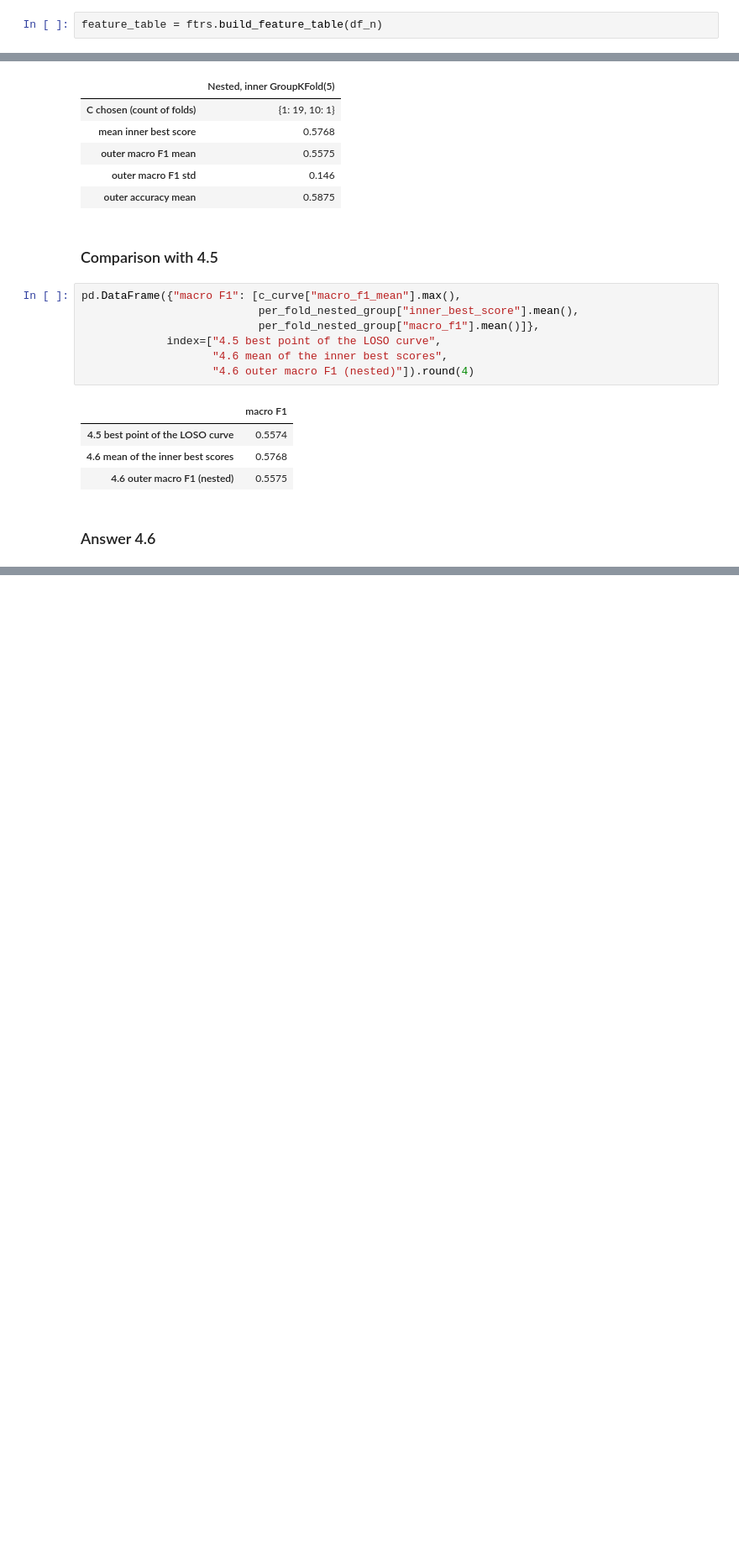
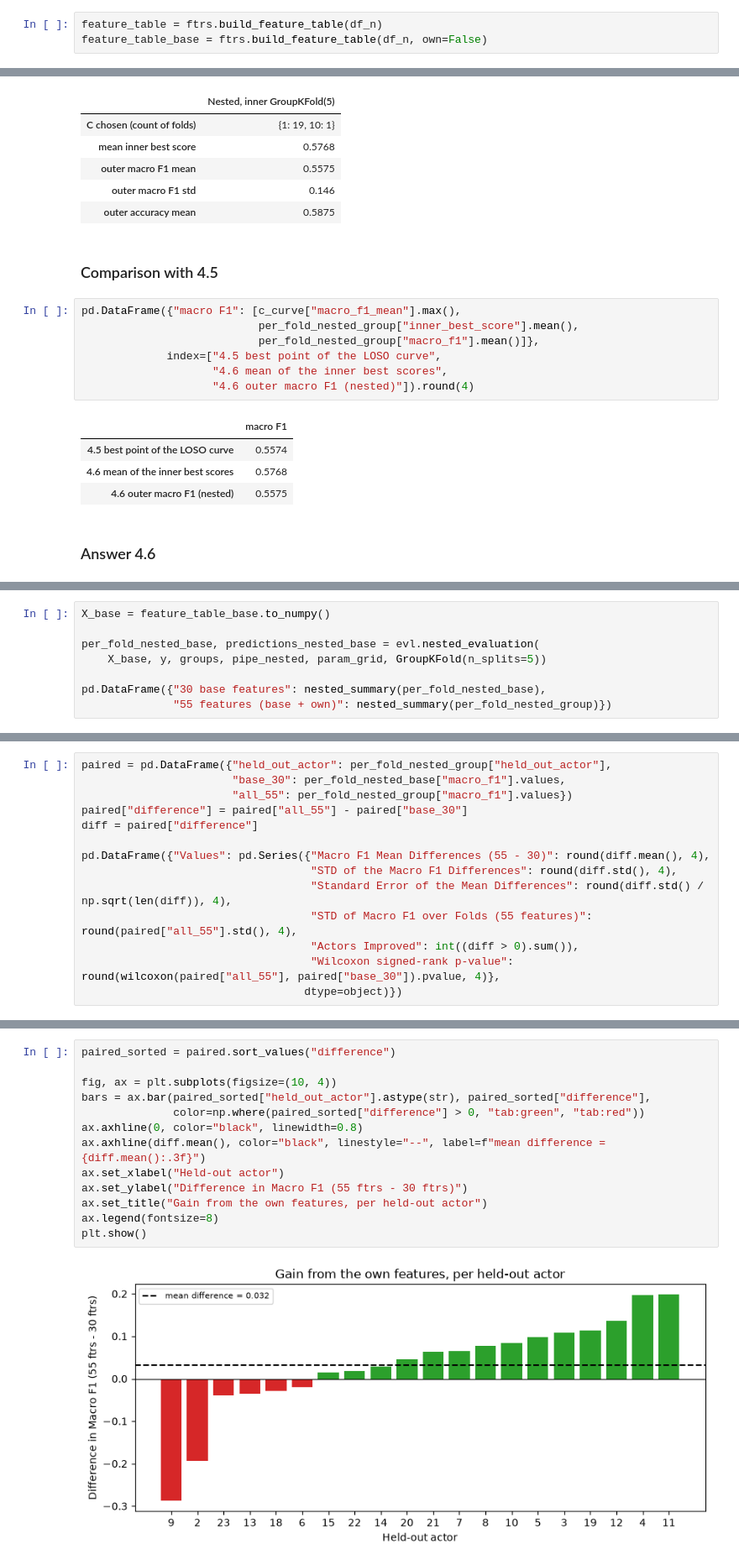
Before and after one commit to migasantunes/Emotion_Recognition, a Jupyter notebook: notebooks/04_evaluation.ipynb, the cells around one changed output, grey strips where cells are left out. Shown at 84% size. Cells and saved outputs as stored; diff of their text form; blank space fills up the shorter version.

```diff
--- a/notebooks/04_evaluation.ipynb
+++ b/notebooks/04_evaluation.ipynb
@@ -29,6 +29,7 @@ df_n = norm.normalise_d(df)
 ### Feature Table & Extracting Values
 # %%
 feature_table = ftrs.build_feature_table(df_n)
+feature_table_base = ftrs.build_feature_table(df_n, own=False)
 # %%
 feature_names = feature_table.columns.tolist()
 X = feature_table.to_numpy()
@@ -452,0 +538,8 @@ From now on, the pipeline will use C = 1, the value chosen most often.
+# %%
+X_base = feature_table_base.to_numpy()
+
+per_fold_nested_base, predictions_nested_base = evl.nested_evaluation(
+    X_base, y, groups, pipe_nested, param_grid, GroupKFold(n_splits=5))
+
+pd.DataFrame({"30 base features": nested_summary(per_fold_nested_base),
+              "55 features (base + own)": nested_summary(per_fold_nested_group)})
@@ -452,0 +555,14 @@ From now on, the pipeline will use C = 1, the value chosen most often.
+# %%
+paired = pd.DataFrame({"held_out_actor": per_fold_nested_group["held_out_actor"],
+                       "base_30": per_fold_nested_base["macro_f1"].values,
+                       "all_55": per_fold_nested_group["macro_f1"].values})
+paired["difference"] = paired["all_55"] - paired["base_30"]
+diff = paired["difference"]
+
+pd.DataFrame({"Values": pd.Series({"Macro F1 Mean Differences (55 - 30)": round(diff.mean(), 4),
+                                   "STD of the Macro F1 Differences": round(diff.std(), 4),
+                                   "Standard Error of the Mean Differences": round(diff.std() / np.sqrt(len(diff)), 4),
+                                   "STD of Macro F1 over Folds (55 features)": round(paired["all_55"].std(), 4),
+                                   "Actors Improved": int((diff > 0).sum()),
+                                   "Wilcoxon signed-rank p-value": round(wilcoxon(paired["all_55"], paired["base_30"]).pvalue, 4)},
+                                  dtype=object)})
@@ -452,0 +579,15 @@ From now on, the pipeline will use C = 1, the value chosen most often.
+# %%
+paired_sorted = paired.sort_values("difference")
+
+fig, ax = plt.subplots(figsize=(10, 4))
+bars = ax.bar(paired_sorted["held_out_actor"].astype(str), paired_sorted["difference"],
+              color=np.where(paired_sorted["difference"] > 0, "tab:green", "tab:red"))
+ax.axhline(0, color="black", linewidth=0.8)
+ax.axhline(diff.mean(), color="black", linestyle="--", label=f"mean difference = {diff.mean():.3f}")
+ax.set_xlabel("Held-out actor")
+ax.set_ylabel("Difference in Macro F1 (55 ftrs - 30 ftrs)")
+ax.set_title("Gain from the own features, per held-out actor")
+ax.legend(fontsize=8)
+plt.show()
+# %% [output]
+[figure, added]
```
Also changed, not shown: parts of 23 cells of this notebook, 1 other file.
